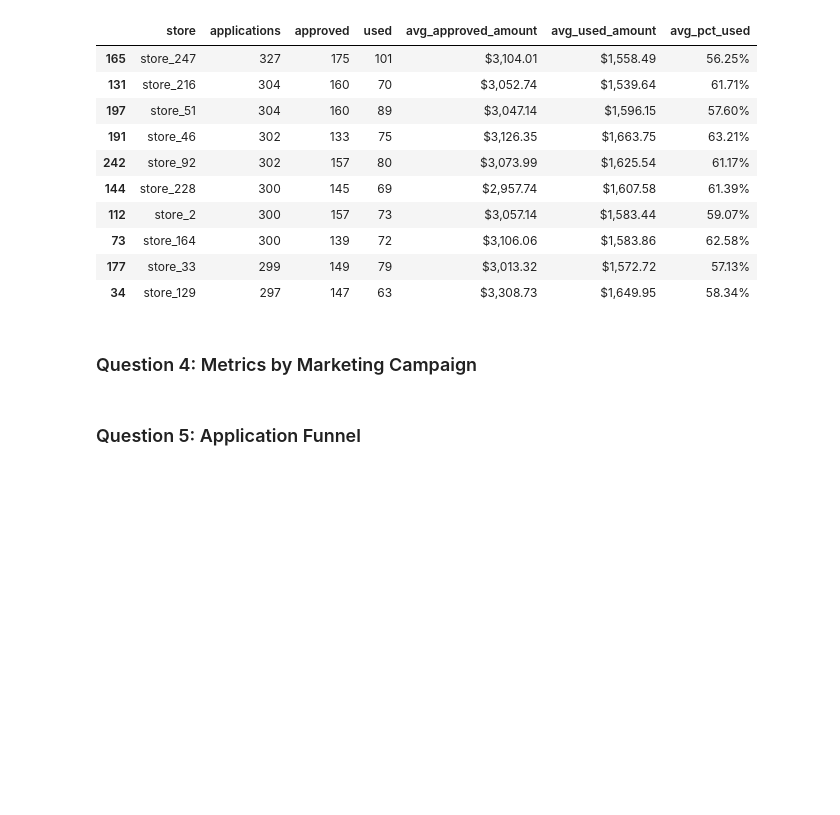
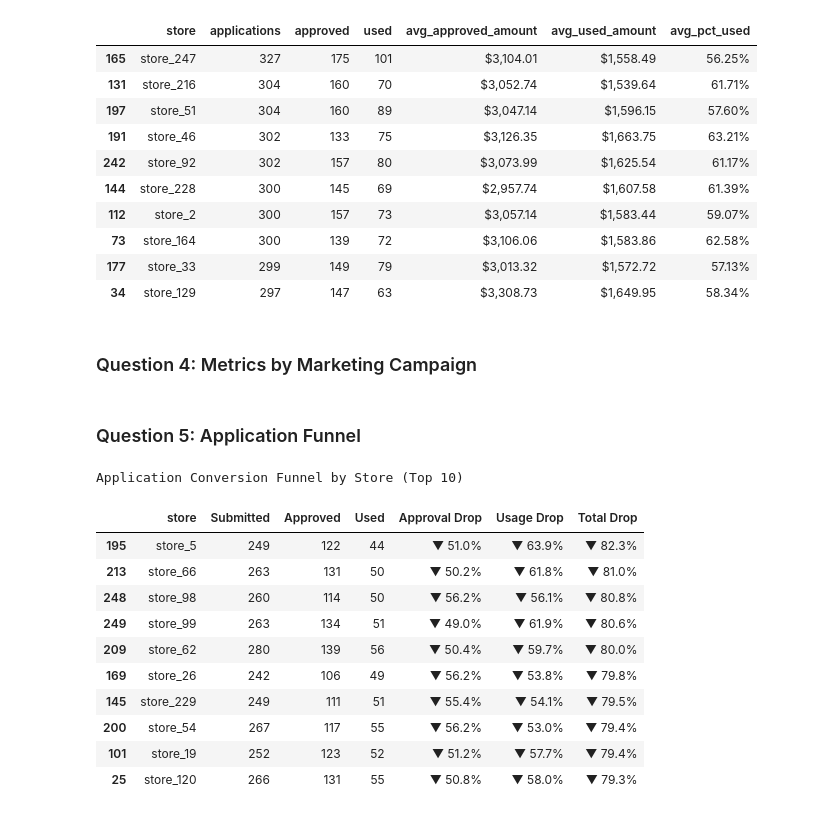
Before and after one commit to Cooltie1/SnapFinanceAssessment, a Jupyter notebook: Presentation.ipynb, the cells around one changed output. Cells and saved outputs as stored; diff of their text form; code cells hidden in the pictures; blank space fills up the shorter version.

Commit message:
Question 5 store funnel

```diff
--- a/Presentation.ipynb
+++ b/Presentation.ipynb
@@ -205 +217,59 @@ fig = px.funnel(
 fig
+# %%
+appsCopy = apps.copy()
+storesCopy = stores.copy()
+
+combinedTable = appsCopy.merge(
+    storesCopy,
+    on="store",
+    how="inner"
+)
+
+combinedTable["submitted"] = 1
+combinedTable["approved"] = combinedTable["approved_date"].notna().astype(int) # 1 if approved, 0 if approved_date is blank
+combinedTable["used"] = (combinedTable["dollars_used"] > 0).astype(int)
+
+metricsTable = (
+    combinedTable
+        .groupby("store", as_index=False)
+        .agg(
+            Submitted=("submitted", "sum"),
+            Approved=("approved", "sum"),
+            Used=("used", "sum")
+        )
+)
+
+metricsTable["Approval Drop"] = 1 - metricsTable["Approved"] / metricsTable["Submitted"]
+metricsTable["Usage Drop"] = 1 - metricsTable["Used"] / metricsTable["Approved"]
+metricsTable["Total Drop"] = 1 - metricsTable["Used"] / metricsTable["Submitted"]
+
+fig = (
+    metricsTable
+        .sort_values("Total Drop", ascending=False)
+        .head(10)
+        .style
+        .set_caption("Application Conversion Funnel by Store (Top 10)")
+        .format({
+            "Submitted": "{:,}",
+            "Approved": "{:,}",
+            "Used": "{:,}",
+            "Approval Drop": "▼ {:.1%}",
+            "Usage Drop": "▼ {:.1%}",
+            "Total Drop": "▼ {:.1%}"
+        })
+)
+
+fig
+# %% [output]
+Application Conversion Funnel by Store (Top 10)
+|  | store | Submitted | Approved | Used | Approval Drop | Usage Drop | Total Drop |
+| 195 | store_5 | 249 | 122 | 44 | ▼ 51.0% | ▼ 63.9% | ▼ 82.3% |
+| 213 | store_66 | 263 | 131 | 50 | ▼ 50.2% | ▼ 61.8% | ▼ 81.0% |
+| 248 | store_98 | 260 | 114 | 50 | ▼ 56.2% | ▼ 56.1% | ▼ 80.8% |
+| 249 | store_99 | 263 | 134 | 51 | ▼ 49.0% | ▼ 61.9% | ▼ 80.6% |
+| 209 | store_62 | 280 | 139 | 56 | ▼ 50.4% | ▼ 59.7% | ▼ 80.0% |
+| 169 | store_26 | 242 | 106 | 49 | ▼ 56.2% | ▼ 53.8% | ▼ 79.8% |
+| 145 | store_229 | 249 | 111 | 51 | ▼ 55.4% | ▼ 54.1% | ▼ 79.5% |
+| 200 | store_54 | 267 | 117 | 55 | ▼ 56.2% | ▼ 53.0% | ▼ 79.4% |
+| 101 | store_19 | 252 | 123 | 52 | ▼ 51.2% | ▼ 57.7% | ▼ 79.4% |
+| 25 | store_120 | 266 | 131 | 55 | ▼ 50.8% | ▼ 58.0% | ▼ 79.3% |
```
Also changed, not shown: parts of 1 cell of this notebook.
